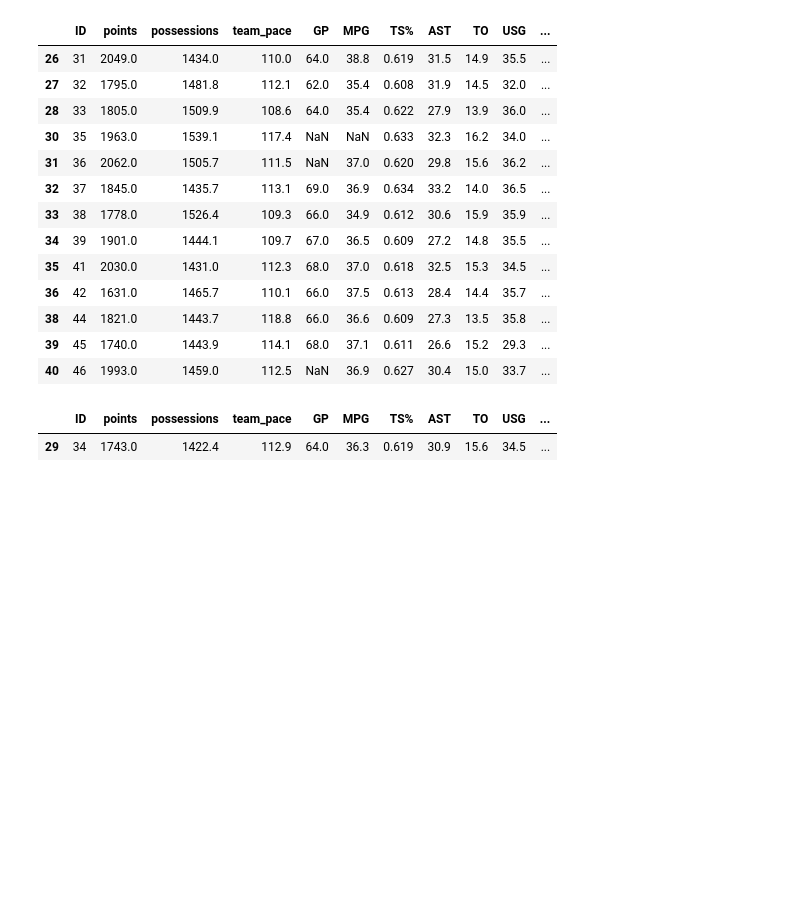
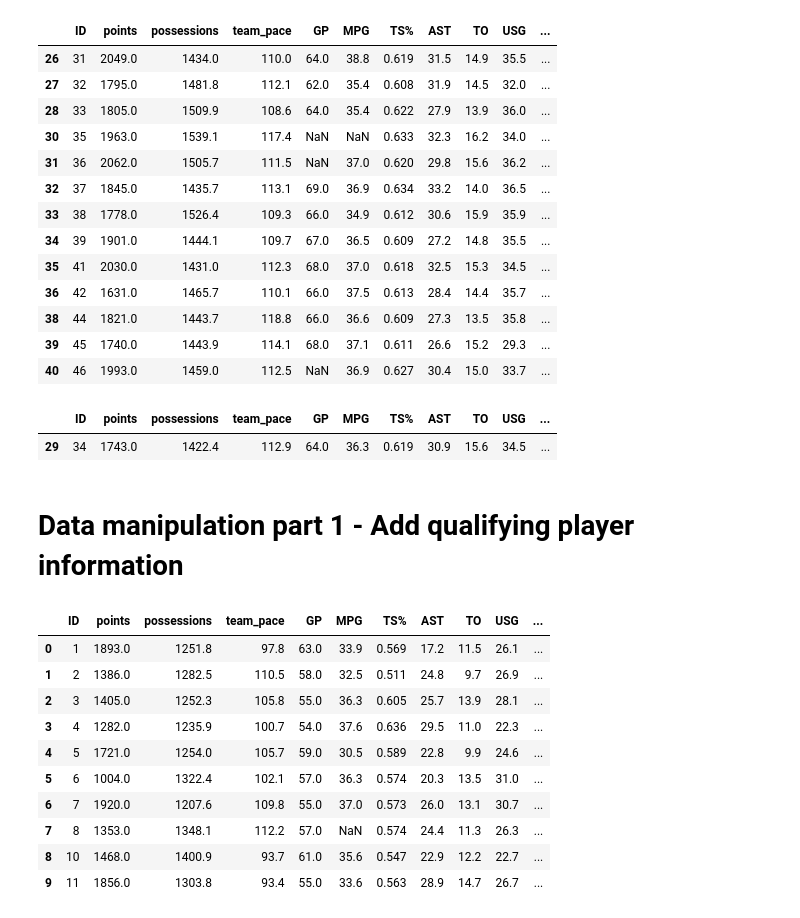
Before and after one commit to yveso/space-jam-anl, a Jupyter notebook: space-jam-anl.ipynb, the cells around one changed output. Saved outputs shown, nothing was run; the diff lists cells and outputs as text; code cells hidden in the pictures; blank space fills up the shorter version.

Commit message:
Data manipulation part 1 - Add qualifying player information

```diff
--- a/space-jam-anl.ipynb
+++ b/space-jam-anl.ipynb
@@ -353,3 +353,21 @@ player_df.loc[player_df['ID'] == 34]
 # %% [output]
 |  | ID | points | possessions | team_pace | GP | MPG | TS% | AST | TO | USG | ... |
 | 29 | 34 | 1743.0 | 1422.4 | 112.9 | 64.0 | 36.3 | 0.619 | 30.9 | 15.6 | 34.5 | ... |
+# %% [markdown]
+# Data manipulation part 1 - Add qualifying player information
+# %%
+pop_list = [f"player{id_}" if id_ <= 30 else f"tune_squad{id_%30}" for id_ in player_df["ID"]]
+player_df["player"] = pop_list
+player_df.head(10)
+# %% [output]
+|  | ID | points | possessions | team_pace | GP | MPG | TS% | AST | TO | USG | ... |
+| 0 | 1 | 1893.0 | 1251.8 | 97.8 | 63.0 | 33.9 | 0.569 | 17.2 | 11.5 | 26.1 | ... |
+| 1 | 2 | 1386.0 | 1282.5 | 110.5 | 58.0 | 32.5 | 0.511 | 24.8 | 9.7 | 26.9 | ... |
+| 2 | 3 | 1405.0 | 1252.3 | 105.8 | 55.0 | 36.3 | 0.605 | 25.7 | 13.9 | 28.1 | ... |
+| 3 | 4 | 1282.0 | 1235.9 | 100.7 | 54.0 | 37.6 | 0.636 | 29.5 | 11.0 | 22.3 | ... |
+| 4 | 5 | 1721.0 | 1254.0 | 105.7 | 59.0 | 30.5 | 0.589 | 22.8 | 9.9 | 24.6 | ... |
+| 5 | 6 | 1004.0 | 1322.4 | 102.1 | 57.0 | 36.3 | 0.574 | 20.3 | 13.5 | 31.0 | ... |
+| 6 | 7 | 1920.0 | 1207.6 | 109.8 | 55.0 | 37.0 | 0.573 | 26.0 | 13.1 | 30.7 | ... |
+| 7 | 8 | 1353.0 | 1348.1 | 112.2 | 57.0 | NaN | 0.574 | 24.4 | 11.3 | 26.3 | ... |
+| 8 | 10 | 1468.0 | 1400.9 | 93.7 | 61.0 | 35.6 | 0.547 | 22.9 | 12.2 | 22.7 | ... |
+| 9 | 11 | 1856.0 | 1303.8 | 93.4 | 55.0 | 33.6 | 0.563 | 28.9 | 14.7 | 26.7 | ... |
```
Also changed, not shown: parts of 1 cell of this notebook.
